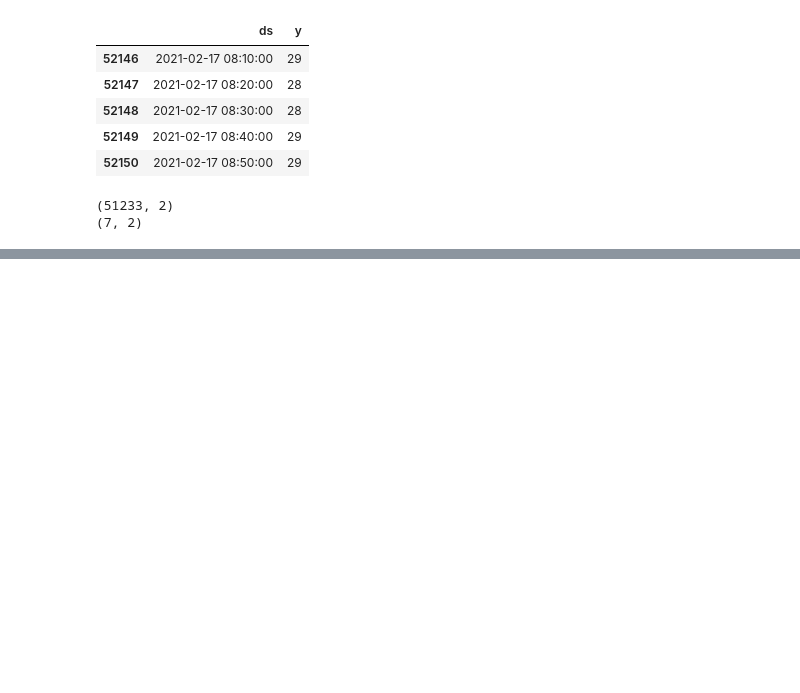
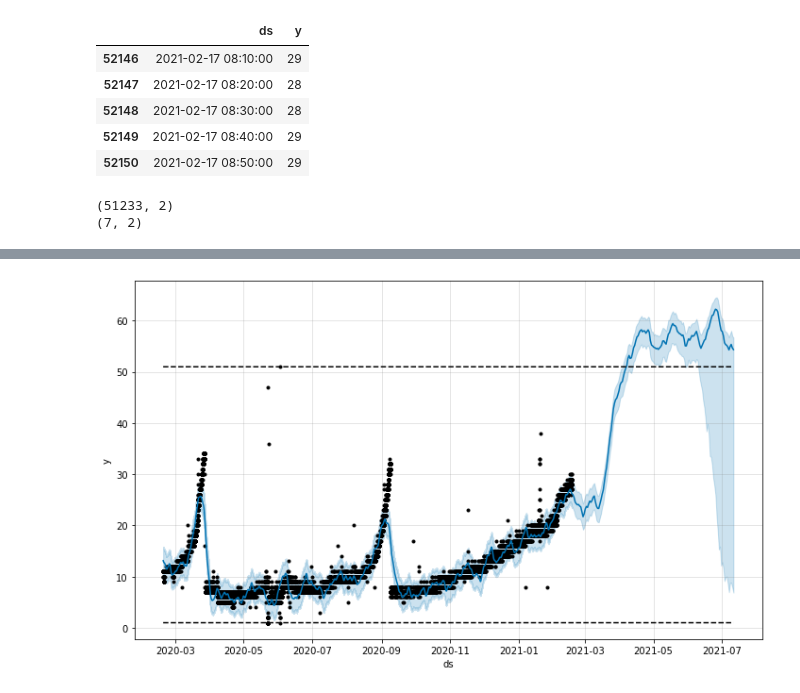
Before and after one commit to ds-wook/final-industry-university, a Jupyter notebook: notebook/vcenter.ipynb, the cells around one changed output, grey strips where cells are left out. Saved outputs shown, nothing was run; the diff lists cells and outputs as text; code cells hidden in the pictures; blank space fills up the shorter version.

```diff
--- a/notebook/vcenter.ipynb
+++ b/notebook/vcenter.ipynb
@@ -207,32 +212,34 @@ m = Prophet(
 m.add_seasonality(
     name="yearly",
     period=365.25,
     fourier_order=study.best_params["yearly_fourier"],
     prior_scale=study.best_params["yearly_prior"],
 )
 m.add_seasonality(
     name="monthly",
     period=30.5,
     fourier_order=study.best_params["monthly_fourier"],
     prior_scale=study.best_params["monthly_prior"],
 )
 m.add_seasonality(
     name="weekly",
     period=7,
     fourier_order=study.best_params["weekly_fourier"],
     prior_scale=study.best_params["weekly_prior"],
 )
 m.add_seasonality(
     name="quaterly",
     period=365.25 / 4,
     fourier_order=study.best_params["quaterly_fourier"],
     prior_scale=study.best_params["quaterly_prior"],
 )
 
 m.fit(df)
 
 future = m.make_future_dataframe(periods=144, freq="d")
-# future['cap'] = cap
-# future['floor'] = floor
+future['cap'] = cap
+future['floor'] = floor
 forecast1 = m.predict(future)
 fig1 = m.plot(forecast1)
+# %% [output]
+[figure, added]
```
Also changed, not shown: parts of 3 cells of this notebook, 2 other files.
